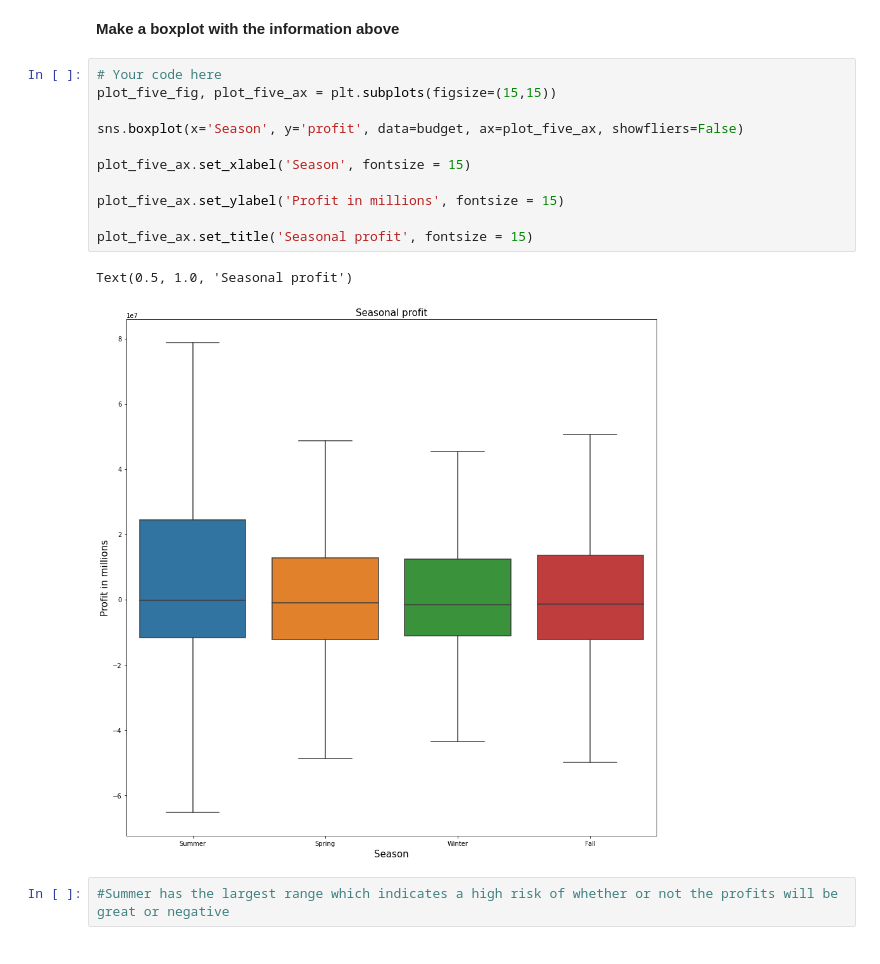
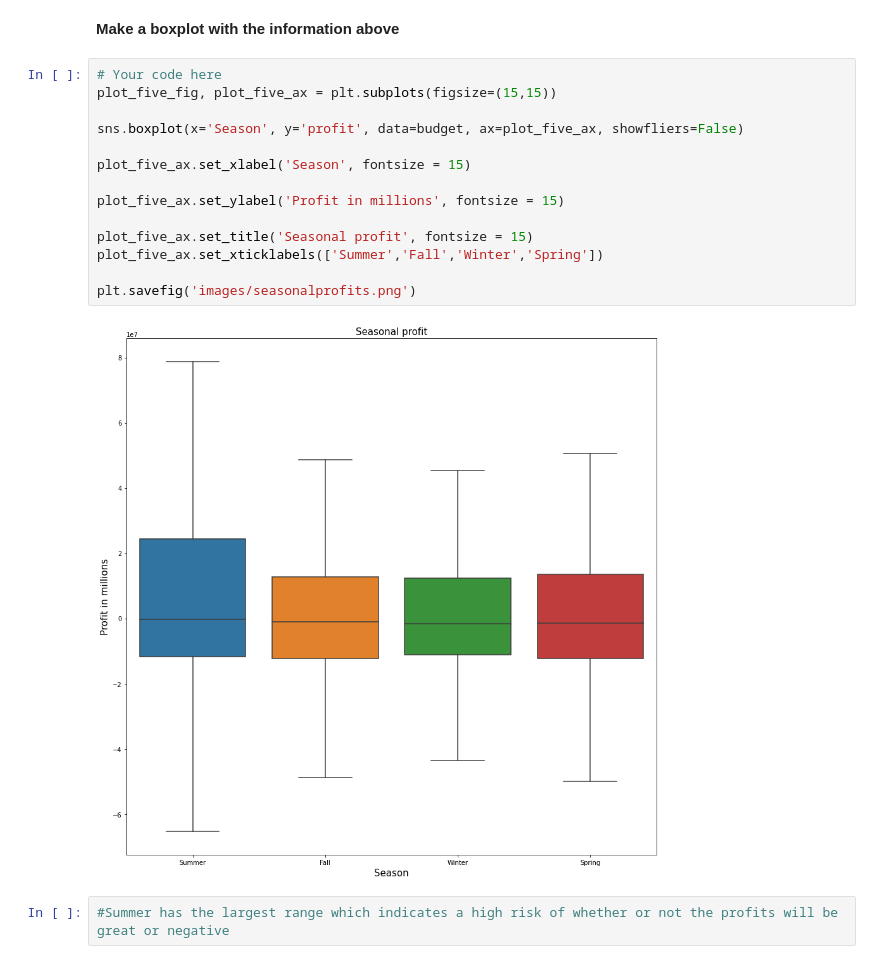
Before and after one commit to richesinrr0/microsoft_movie_analysis, a Jupyter notebook: seasonal_profits_tables.ipynb, the cells around one changed output. Drawn from its saved outputs; the diff is of its cells as text.

```diff
--- a/seasonal_profits_tables.ipynb
+++ b/seasonal_profits_tables.ipynb
@@ -184,17 +184,19 @@ budget
 # %%
 # Your code here
 plot_five_fig, plot_five_ax = plt.subplots(figsize=(15,15))
 
 sns.boxplot(x='Season', y='profit', data=budget, ax=plot_five_ax, showfliers=False)
 
 plot_five_ax.set_xlabel('Season', fontsize = 15)
 
 plot_five_ax.set_ylabel('Profit in millions', fontsize = 15)
 
 plot_five_ax.set_title('Seasonal profit', fontsize = 15)
+plot_five_ax.set_xticklabels(['Summer','Fall','Winter','Spring'])
+
+plt.savefig('images/seasonalprofits.png')
 # %% [output]
-Text(0.5, 1.0, 'Seasonal profit')
-[figure, old version]
+[figure, new version]
 # %%
 #Summer has the largest range which indicates a high risk of whether or not the profits will be great or negative
 # %% [markdown]
```
Also changed, not shown: parts of 12 cells of this notebook, 5 other files.
